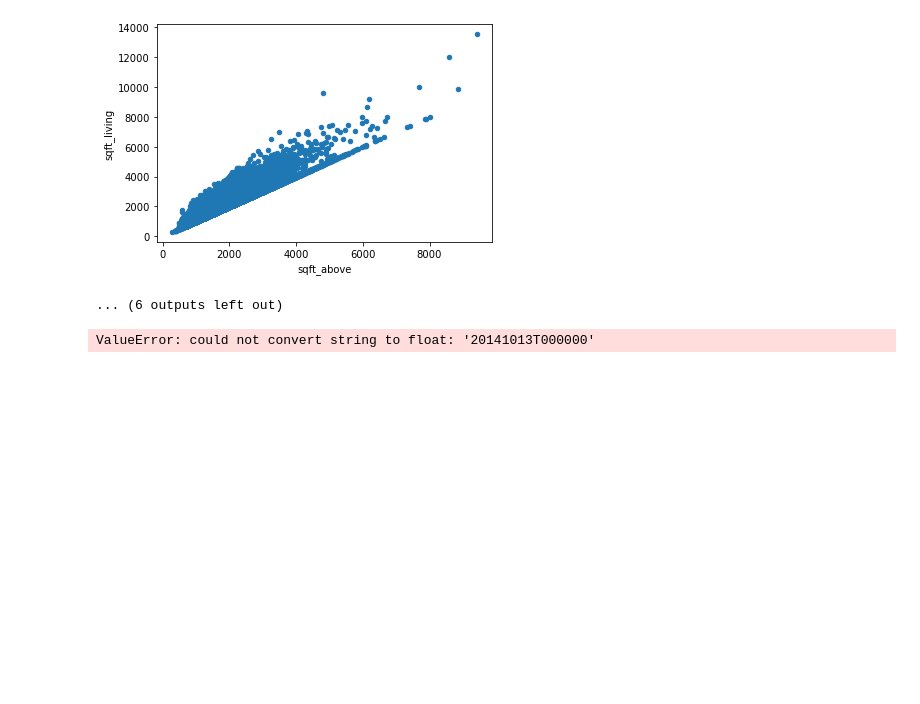
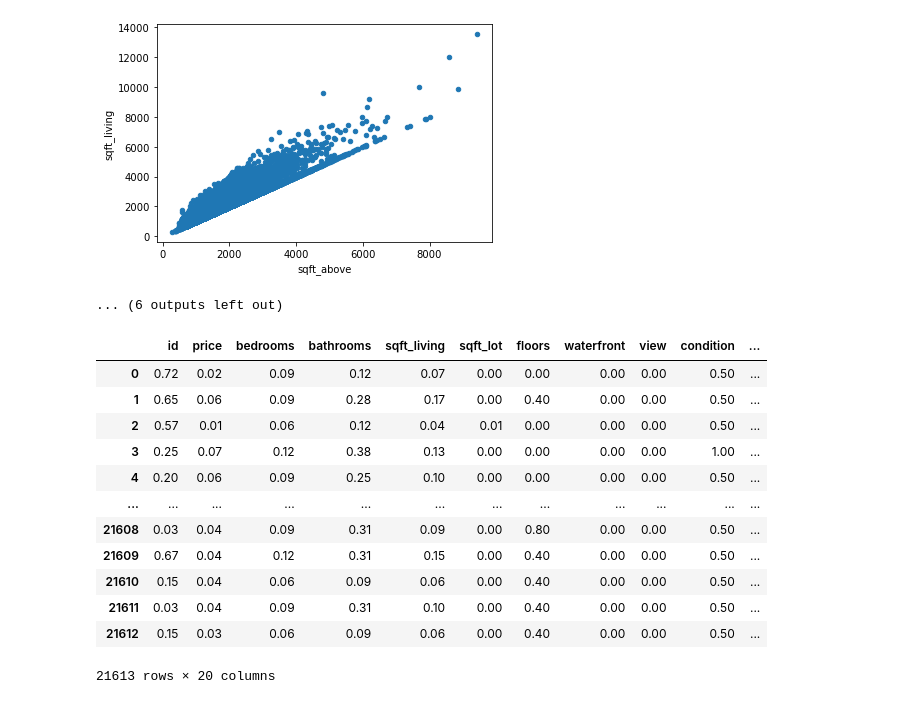
Before and after one commit to mingsterism/data-101, a Jupyter notebook: week5/FeatureTransformation.ipynb, the cells around one changed output. Saved outputs shown, nothing was run; the diff lists cells and outputs as text; code cells hidden in the pictures; blank space fills up the shorter version.

```diff
--- a/week5/FeatureTransformation.ipynb
+++ b/week5/FeatureTransformation.ipynb
@@ -163,7 +238,21 @@ for (feat1, feat2) in positiveCorrIndex:
 # 1) Scale the Data (Standardize and Scale)
 # %%
 # Scaling the data
+# CHALLENGE: Only do MinMax scaler for non-categorical valuves
 scaler = MinMaxScaler()
-minMaxDf = pd.DataFrame(scaler.fit_transform(df))
+minMaxDf = pd.DataFrame(scaler.fit_transform(df1), index=df1.index, columns=df1.columns)
+minMaxDf
 # %% [output]
+|  | id | price | bedrooms | bathrooms | sqft_living | sqft_lot | floors | waterfront | view | condition | ... |
+| 0 | 0.72 | 0.02 | 0.09 | 0.12 | 0.07 | 0.00 | 0.00 | 0.00 | 0.00 | 0.50 | ... |
+| 1 | 0.65 | 0.06 | 0.09 | 0.28 | 0.17 | 0.00 | 0.40 | 0.00 | 0.00 | 0.50 | ... |
+| 2 | 0.57 | 0.01 | 0.06 | 0.12 | 0.04 | 0.01 | 0.00 | 0.00 | 0.00 | 0.50 | ... |
+| 3 | 0.25 | 0.07 | 0.12 | 0.38 | 0.13 | 0.00 | 0.00 | 0.00 | 0.00 | 1.00 | ... |
+| 4 | 0.20 | 0.06 | 0.09 | 0.25 | 0.10 | 0.00 | 0.00 | 0.00 | 0.00 | 0.50 | ... |
+| ... | ... | ... | ... | ... | ... | ... | ... | ... | ... | ... | ... |
+| 21608 | 0.03 | 0.04 | 0.09 | 0.31 | 0.09 | 0.00 | 0.80 | 0.00 | 0.00 | 0.50 | ... |
+| 21609 | 0.67 | 0.04 | 0.12 | 0.31 | 0.15 | 0.00 | 0.40 | 0.00 | 0.00 | 0.50 | ... |
+| 21610 | 0.15 | 0.04 | 0.06 | 0.09 | 0.06 | 0.00 | 0.40 | 0.00 | 0.00 | 0.50 | ... |
+| 21611 | 0.03 | 0.04 | 0.09 | 0.31 | 0.10 | 0.00 | 0.40 | 0.00 | 0.00 | 0.50 | ... |
+| 21612 | 0.15 | 0.03 | 0.06 | 0.09 | 0.06 | 0.00 | 0.40 | 0.00 | 0.00 | 0.50 | ... |
-ValueError: could not convert string to float: '20141013T000000'
+21613 rows × 20 columns
```
Also changed, not shown: parts of 10 cells of this notebook.
